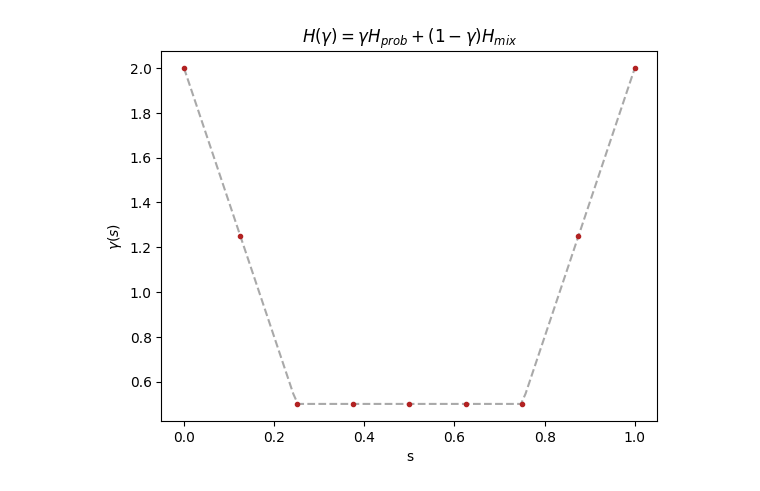
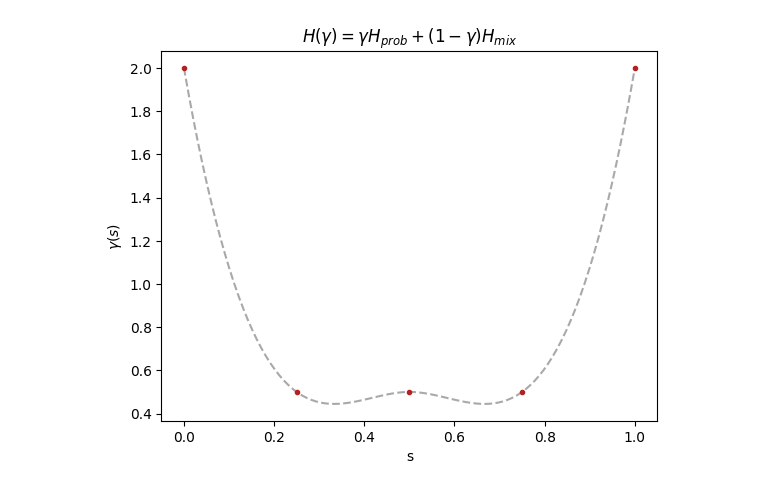
Before and after one commit to petr-ivashkov/quantum-mcmc, a Jupyter notebook: reverse_annealing_spectrum.ipynb, the cells around one changed output. Drawn from its saved outputs; the diff is of its cells as text; code cells hidden in the pictures.

```diff
--- a/reverse_annealing_spectrum.ipynb
+++ b/reverse_annealing_spectrum.ipynb
@@ -11,18 +11,19 @@ H_mixer = H_mixer_list[m.n-1]
 d = int(2**m.n)
 # %%
 f_max = 0.5
-t_max = 1
+t_max = 10
 
-ramp_up_schedule = np.concatenate([np.linspace(2, 0.5, 3), np.ones(2)*0.5])
+# ramp_up_schedule = np.concatenate([np.linspace(2, 1, 2), np.ones(1)*1])
 # ramp_up_schedule = np.concatenate([np.linspace(0, f_max, 3), np.ones(2)*f_max])
 # ramp_up_schedule = np.ones(5)*f_max
+ramp_up_schedule = np.array([2,0.5,0.5])
 
 schedule = get_symmetric_schedule(ramp_up_schedule)
-schedule_interpolator = get_schedule_interpolator(schedule, kind='linear')
+schedule_interpolator = get_schedule_interpolator(schedule, kind='cubic')
 
 plot_schedule(schedule, schedule_interpolator)
 # %% [output]
-[figure, old version]
+[figure, new version]
 # %%
 # data = load_from_json('n5_cubic_cobyla_lbfgsb.json')
 
```
Also changed, not shown: parts of 3 cells of this notebook, 11 other files.
